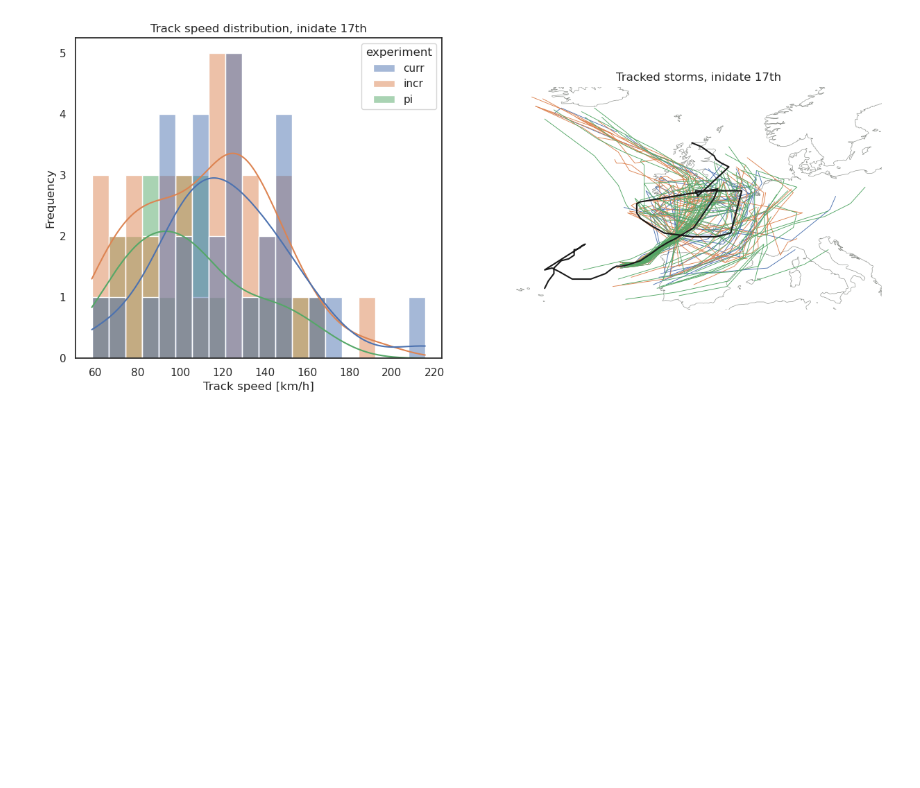
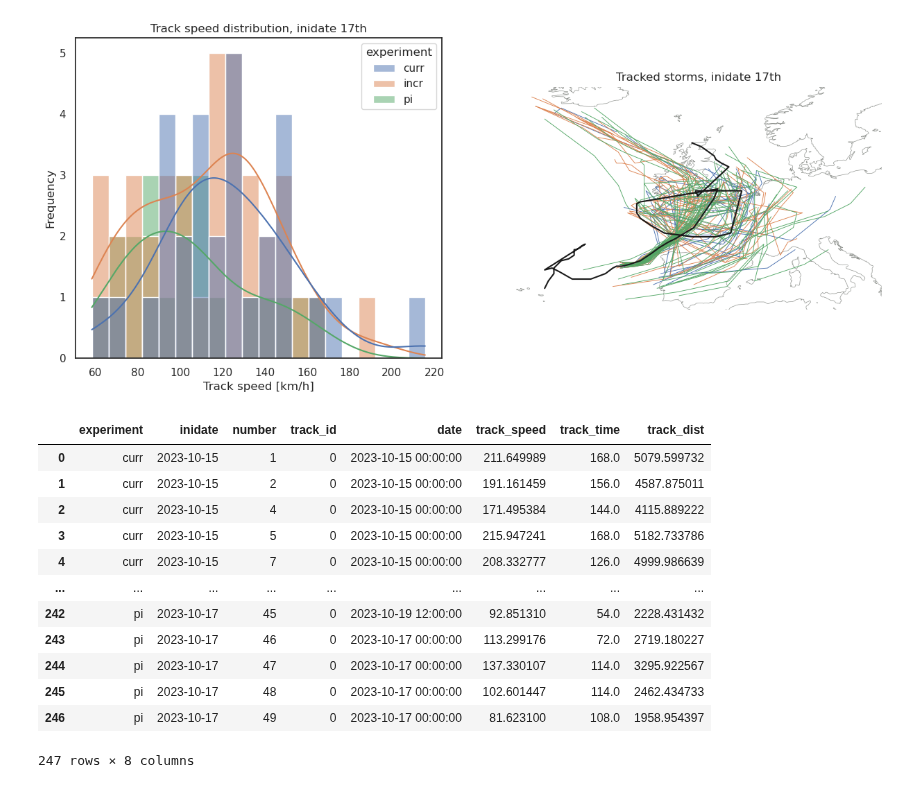
Before and after one commit to shirin-ermis/Storm_Babet, a Jupyter notebook: notebooks/07_translation_speed.ipynb, the cells around one changed output. Saved outputs shown, nothing was run; the diff lists cells and outputs as text; code cells hidden in the pictures; blank space fills up the shorter version.

```diff
--- a/notebooks/07_translation_speed.ipynb
+++ b/notebooks/07_translation_speed.ipynb
@@ -342,0 +348,16 @@ ax1 = fig.add_subplot(1, 1, 1)
+# %%
+ifs_babet_list_speed
+# %% [output]
+|  | experiment | inidate | number | track_id | date | track_speed | track_time | track_dist |
+| 0 | curr | 2023-10-15 | 1 | 0 | 2023-10-15 00:00:00 | 211.649989 | 168.0 | 5079.599732 |
+| 1 | curr | 2023-10-15 | 2 | 0 | 2023-10-15 00:00:00 | 191.161459 | 156.0 | 4587.875011 |
+| 2 | curr | 2023-10-15 | 4 | 0 | 2023-10-15 00:00:00 | 171.495384 | 144.0 | 4115.889222 |
+| 3 | curr | 2023-10-15 | 5 | 0 | 2023-10-15 00:00:00 | 215.947241 | 168.0 | 5182.733786 |
+| 4 | curr | 2023-10-15 | 7 | 0 | 2023-10-15 00:00:00 | 208.332777 | 126.0 | 4999.986639 |
+| ... | ... | ... | ... | ... | ... | ... | ... | ... |
+| 242 | pi | 2023-10-17 | 45 | 0 | 2023-10-19 12:00:00 | 92.851310 | 54.0 | 2228.431432 |
+| 243 | pi | 2023-10-17 | 46 | 0 | 2023-10-17 00:00:00 | 113.299176 | 72.0 | 2719.180227 |
+| 244 | pi | 2023-10-17 | 47 | 0 | 2023-10-17 00:00:00 | 137.330107 | 114.0 | 3295.922567 |
+| 245 | pi | 2023-10-17 | 48 | 0 | 2023-10-17 00:00:00 | 102.601447 | 114.0 | 2462.434733 |
+| 246 | pi | 2023-10-17 | 49 | 0 | 2023-10-17 00:00:00 | 81.623100 | 108.0 | 1958.954397 |
+247 rows × 8 columns
```
Also changed, not shown: parts of 8 cells of this notebook.
